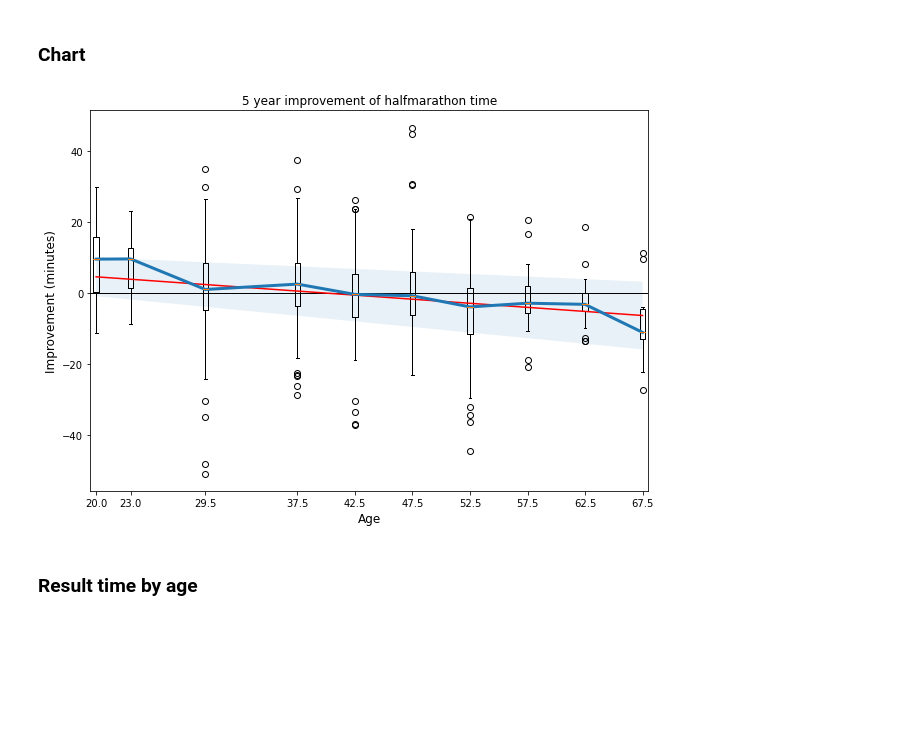
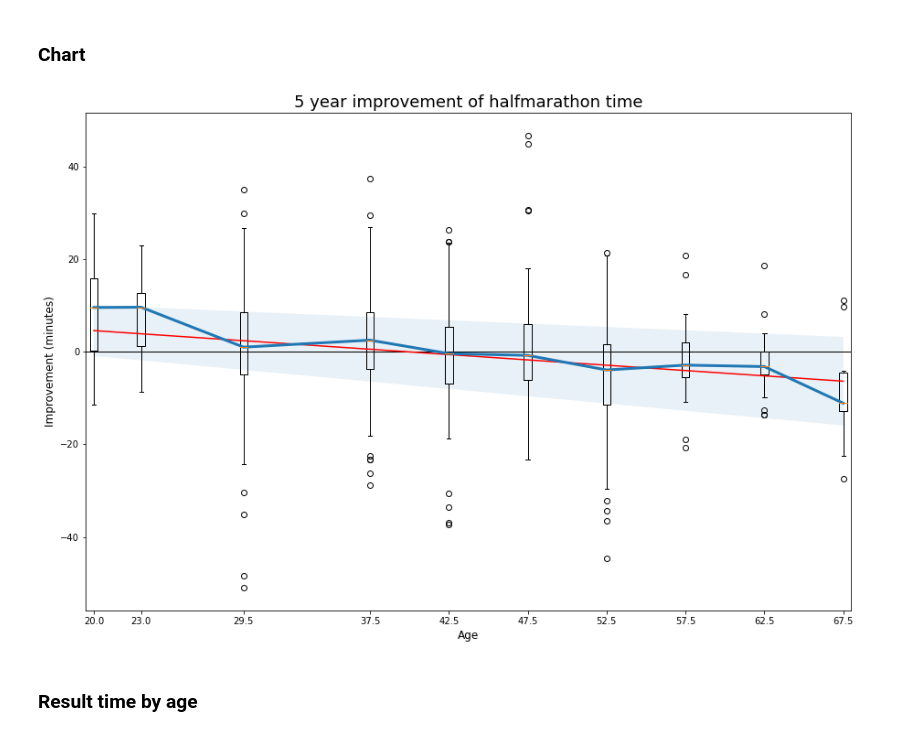
Before and after one commit to xdmytro/data-science, a Jupyter notebook: Oslo Marathon.ipynb, the cells around one changed output. Cells and saved outputs as stored; diff of their text form; code cells hidden in the pictures; blank space fills up the shorter version.

```diff
--- a/Oslo Marathon.ipynb
+++ b/Oslo Marathon.ipynb
@@ -144,22 +136,22 @@ def minmaxci(x):
 # %%
 median = hm.groupby('Age_1')['Improvement'].median()
 x = median.index
 hma = list()
 for age in x:
     hma.append(hm[hm['Age_1']==age]['Improvement'])
 
-plt.figure(figsize=(10, 7))
-plt.title(f'{dif} year improvement of halfmarathon time', fontsize=12)
+plt.figure(figsize=(15, 10))
+plt.title(f'{dif} year improvement of halfmarathon time', fontsize=18)
 plt.xlabel('Age', fontsize=12)
 plt.ylabel('Improvement (minutes)', fontsize=12)
 plt.boxplot(hma, positions=x)
 plt.axhline(y=0, linewidth=1, color='k')
 plt.plot(x, x*a+b, color='r')
 plt.fill_between(x, *minmaxci(x), alpha=0.1)
 plt.plot(x, median, linewidth=3)
 plt.show()
 # %% [output]
-[figure, old version]
+[figure, new version]
 # %% [markdown]
 ### Result time by age
 # %%
```
Also changed, not shown: parts of 3 cells of this notebook.
